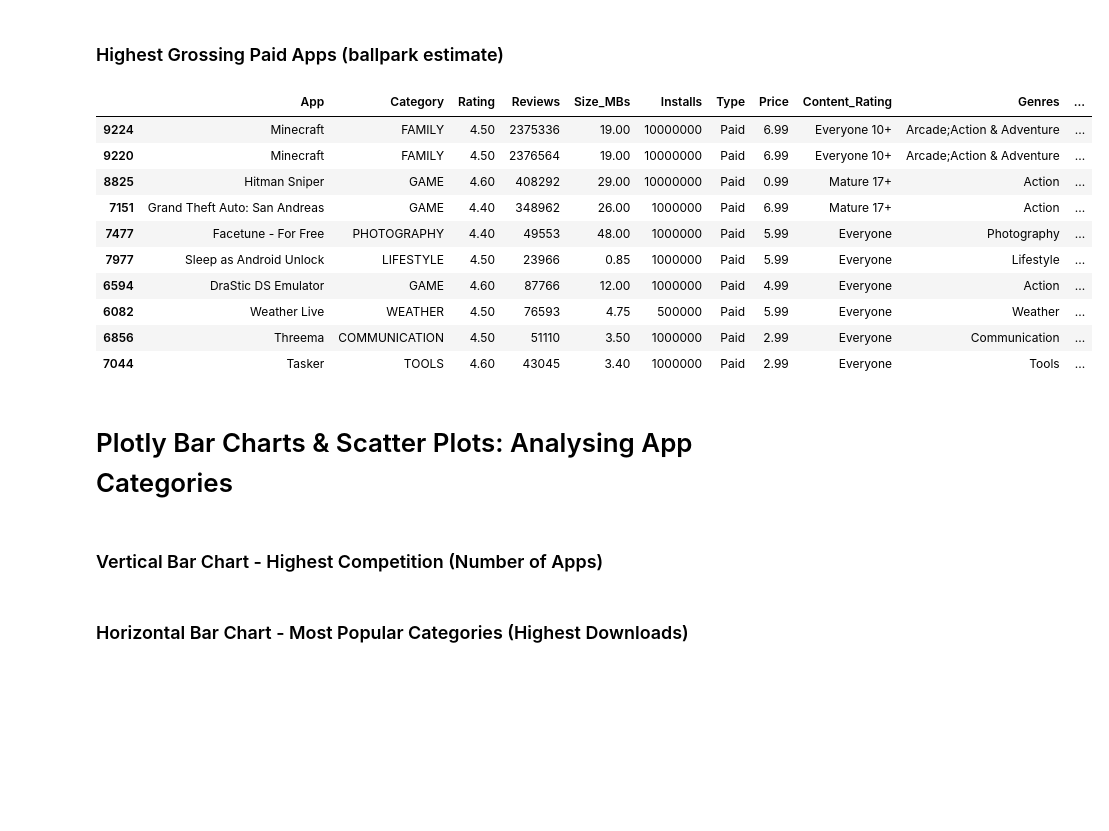
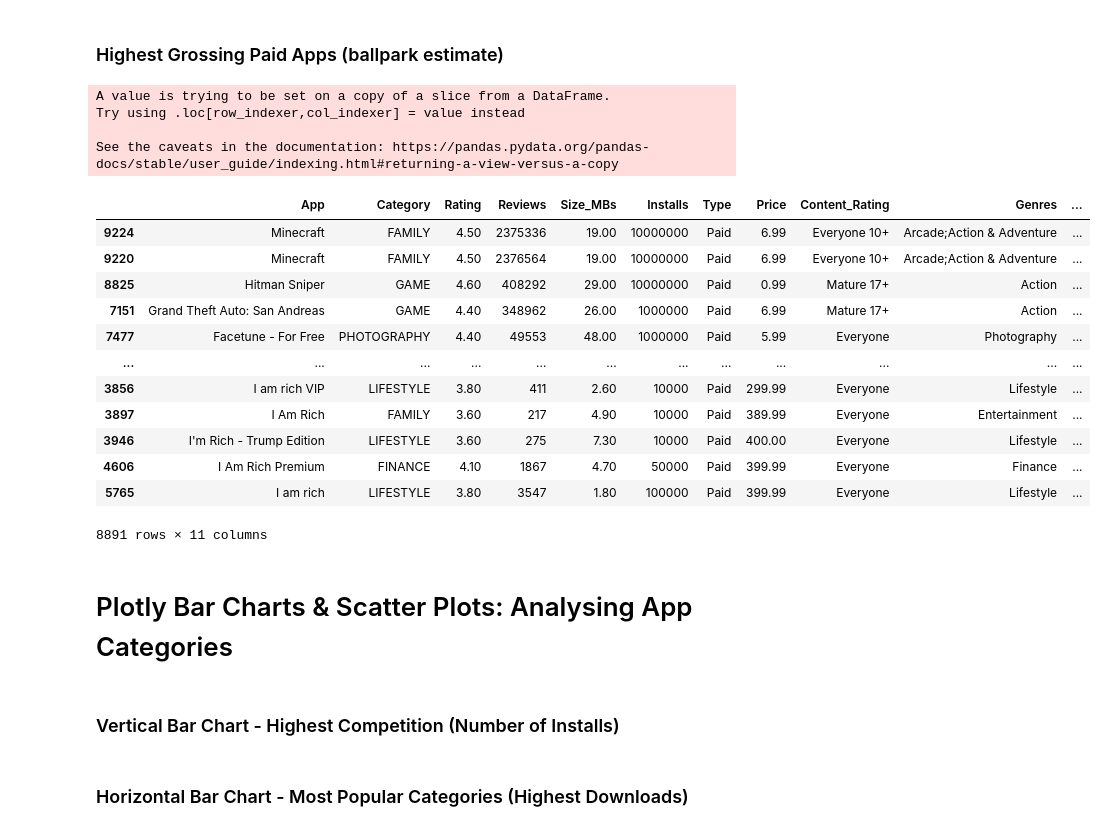
Before and after one commit to searchupunk/100D-05, a Jupyter notebook: Google Play Store App Analytics (start).ipynb, the cells around one changed output. Drawn from its saved outputs; the diff is of its cells as text; code cells hidden in the pictures; blank space fills up the shorter version.

```diff
--- a/Google Play Store App Analytics (start).ipynb
+++ b/Google Play Store App Analytics (start).ipynb
@@ -270,3 +249,5 @@ Data columns (total 10 columns):
  9   Genres          8891 non-null   object
 dtypes: float64(2), int64(1), object(7)
 memory usage: 764.1+ KB
+# %%
+df_apps_clean2.Installs = df_apps_clean2.Installs.astype(str).str.replace(',', '', regex=True)
@@ -272,0 +259,3 @@ memory usage: 764.1+ KB
+# %%
+df_apps_clean2.Installs = pd.to_numeric(df_apps_clean2.Installs)
+df_apps_clean2.info()
@@ -289,8 +302,7 @@ Remove all apps that cost more than $250 from the `df_apps_clean` DataFrame.
 
 Add a column called 'Revenue_Estimate' to the DataFrame. This column should hold the price of the app times the number of installs. What are the top 10 highest grossing paid apps according to this estimate? Out of the top 10 highest grossing paid apps, how many are games?
 # %%
-df_apps_clean2.loc[:, "Price"] = df_apps_clean2.loc[:, 'Price'].astype(str).str.replace("$", "")
-#df_apps_clean2.loc[:, "Price"] = df_apps_clean2.loc[:, 'Price'].astype(str).str.replace(".", "")
-df_apps_clean2.loc[:, "Price"] = pd.to_numeric(df_apps_clean2.loc[:, "Price"])
-df_apps_clean2.sort_values('Price', ascending=False).head(20)
+df_apps_clean2.Price = df_apps_clean2.Price.astype(str).str.replace(',','',regex=True)
+df_apps_clean2.Price = df_apps_clean2.Price.astype(str).str.replace('$','', regex=True)
+df_apps_clean2.Price = pd.to_numeric(df_apps_clean2.Price)
 # %% [output]
@@ -329,8 +345,8 @@ See the caveats in the documentation: https://pandas.pydata.org/pandas-docs/stab
 # %% [markdown]
 ### The most expensive apps sub $250
 # %%
-df_apps_clean2 = df_apps_clean2[df_apps_clean2['Price'] < 250]
-df_apps_clean2.sort_values('Price', ascending=False).head(5)
+sub_250 = df_apps_clean2[df_apps_clean2.Price < 250]
+sub_250.sort_values('Price', ascending=False)
 # %% [output]
 |  | App | Category | Rating | Reviews | Size_MBs | Installs | Type | Price | Content_Rating | Genres |
 | 2281 | Vargo Anesthesia Mega App | MEDICAL | 4.60 | 92 | 32.00 | 1000 | Paid | 79.99 | Everyone | Medical |
@@ -341,20 +364,26 @@ df_apps_clean2.sort_values('Price', ascending=False).head(5)
 # %% [markdown]
 ### Highest Grossing Paid Apps (ballpark estimate)
 # %%
-df_apps_clean2['Revenue_Estimate'] = df_apps_clean2.Installs.mul(df_apps_clean2.Price)
-df_apps_clean2.sort_values('Revenue_Estimate', ascending=False)[:10]
+df_apps_clean2['Revenue_Estimate'] = sub_250.Price * sub_250.Installs
+df_apps_clean2.sort_values('Revenue_Estimate', ascending=False)
 # %% [output]
+A value is trying to be set on a copy of a slice from a DataFrame.
+Try using .loc[row_indexer,col_indexer] = value instead
+
+See the caveats in the documentation: https://pandas.pydata.org/pandas-docs/stable/user_guide/indexing.html#returning-a-view-versus-a-copy
 |  | App | Category | Rating | Reviews | Size_MBs | Installs | Type | Price | Content_Rating | Genres | ... |
 | 9224 | Minecraft | FAMILY | 4.50 | 2375336 | 19.00 | 10000000 | Paid | 6.99 | Everyone 10+ | Arcade;Action & Adventure | ... |
 | 9220 | Minecraft | FAMILY | 4.50 | 2376564 | 19.00 | 10000000 | Paid | 6.99 | Everyone 10+ | Arcade;Action & Adventure | ... |
 | 8825 | Hitman Sniper | GAME | 4.60 | 408292 | 29.00 | 10000000 | Paid | 0.99 | Mature 17+ | Action | ... |
 | 7151 | Grand Theft Auto: San Andreas | GAME | 4.40 | 348962 | 26.00 | 1000000 | Paid | 6.99 | Mature 17+ | Action | ... |
 | 7477 | Facetune - For Free | PHOTOGRAPHY | 4.40 | 49553 | 48.00 | 1000000 | Paid | 5.99 | Everyone | Photography | ... |
-| 7977 | Sleep as Android Unlock | LIFESTYLE | 4.50 | 23966 | 0.85 | 1000000 | Paid | 5.99 | Everyone | Lifestyle | ... |
-| 6594 | DraStic DS Emulator | GAME | 4.60 | 87766 | 12.00 | 1000000 | Paid | 4.99 | Everyone | Action | ... |
-| 6082 | Weather Live | WEATHER | 4.50 | 76593 | 4.75 | 500000 | Paid | 5.99 | Everyone | Weather | ... |
-| 6856 | Threema | COMMUNICATION | 4.50 | 51110 | 3.50 | 1000000 | Paid | 2.99 | Everyone | Communication | ... |
-| 7044 | Tasker | TOOLS | 4.60 | 43045 | 3.40 | 1000000 | Paid | 2.99 | Everyone | Tools | ... |
+| ... | ... | ... | ... | ... | ... | ... | ... | ... | ... | ... | ... |
+| 3856 | I am rich VIP | LIFESTYLE | 3.80 | 411 | 2.60 | 10000 | Paid | 299.99 | Everyone | Lifestyle | ... |
+| 3897 | I Am Rich | FAMILY | 3.60 | 217 | 4.90 | 10000 | Paid | 389.99 | Everyone | Entertainment | ... |
+| 3946 | I'm Rich - Trump Edition | LIFESTYLE | 3.60 | 275 | 7.30 | 10000 | Paid | 400.00 | Everyone | Lifestyle | ... |
+| 4606 | I Am Rich Premium | FINANCE | 4.10 | 1867 | 4.70 | 50000 | Paid | 399.99 | Everyone | Finance | ... |
+| 5765 | I am rich | LIFESTYLE | 3.80 | 3547 | 1.80 | 100000 | Paid | 399.99 | Everyone | Lifestyle | ... |
+8891 rows × 11 columns
 # %% [markdown]
 # Plotly Bar Charts & Scatter Plots: Analysing App Categories
 # %%
@@ -365,4 +394,4 @@ fig = px.scatter(df_apps_clean2, x="Category", color="Category")
 fig.show()
 # %% [markdown]
-### Vertical Bar Chart - Highest Competition (Number of Apps)
+### Vertical Bar Chart - Highest Competition (Number of Installs)
 # %%
```
Also changed, not shown: parts of 20 cells of this notebook.
